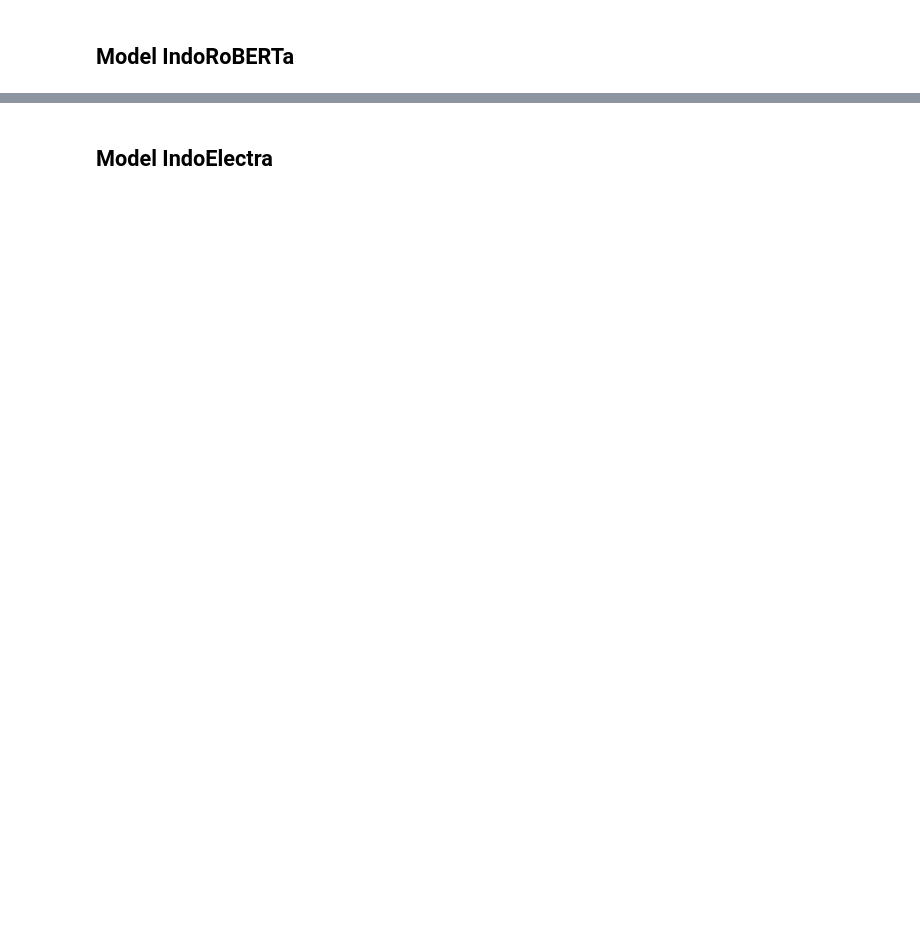
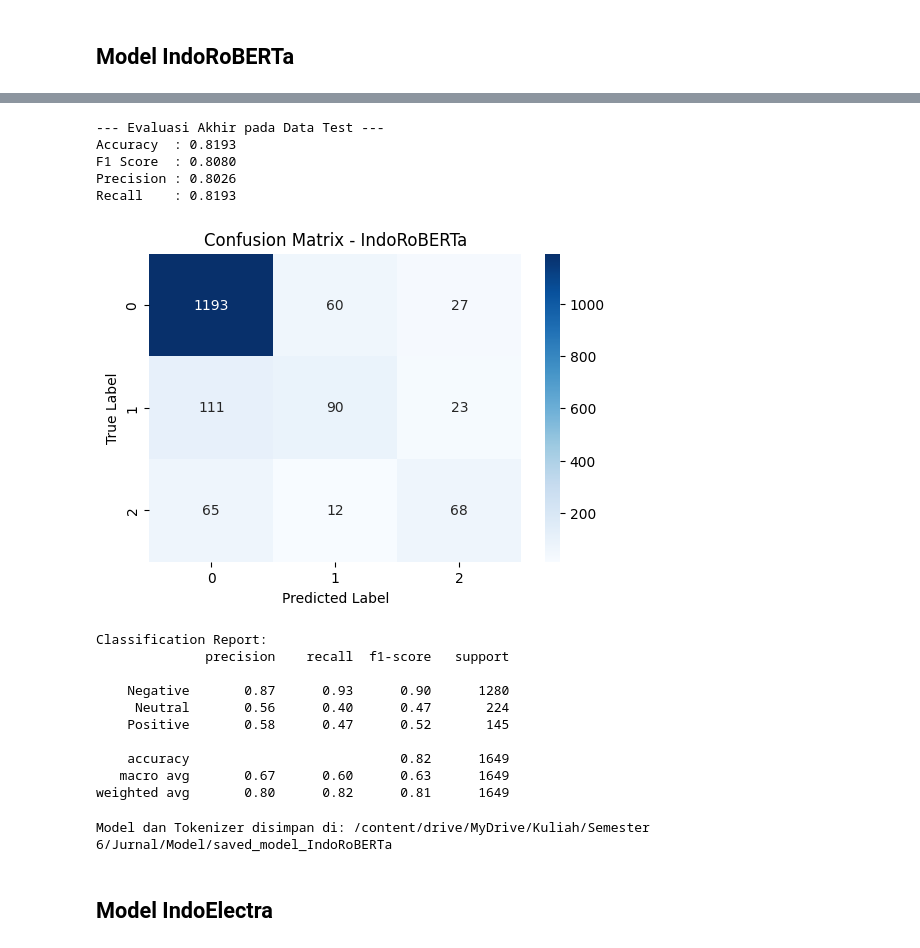
Before and after one commit to hafizanw/Sentiment-analisis-dengan-transformers, a Jupyter notebook: notebook/Modeling.ipynb, the cells around one changed output, grey strips where cells are left out. Cells and saved outputs as stored; diff of their text form; code cells hidden in the pictures; blank space fills up the shorter version.

Commit message:
fix: Modeling

```diff
--- a/notebook/Modeling.ipynb
+++ b/notebook/Modeling.ipynb
@@ -183,2 +798,53 @@ tensor([[    0,   397,  1194,  ...,     1,     1,     1],
+# %%
+# ==========================================
+# Testing & Evaluasi Akhir
+# ==========================================
+print("\n--- Evaluasi Akhir pada Data Test ---")
+model.eval()
+y_true_roberta, y_pred_roberta = [], []
+
+for batch in test_loader:
+    batch = {k: v.to(device) for k, v in batch.items()}
+    with torch.no_grad():
+        outputs = model(**batch)
+        logits = outputs.logits
+
+    preds = torch.argmax(logits, dim=1).flatten().cpu().numpy()
+    labels = batch['labels'].flatten().cpu().numpy()
+
+    y_pred_roberta.extend(preds)
+    y_true_roberta.extend(labels)
+
+evaluate_metrics(y_true_roberta, y_pred_roberta)
+plot_confusion_matrix(y_true_roberta, y_pred_roberta, title=f"Confusion Matrix - {model_name}")
+print("\nClassification Report:")
+print(classification_report(y_true_roberta, y_pred_roberta, target_names=unique_labels))
+# %% [output]
+--- Evaluasi Akhir pada Data Test ---
+Accuracy  : 0.8193
+F1 Score  : 0.8080
+Precision : 0.8026
+Recall    : 0.8193
+[figure, added]
+Classification Report:
+              precision    recall  f1-score   support
+
+    Negative       0.87      0.93      0.90      1280
+     Neutral       0.56      0.40      0.47       224
+    Positive       0.58      0.47      0.52       145
+
+    accuracy                           0.82      1649
+   macro avg       0.67      0.60      0.63      1649
+weighted avg       0.80      0.82      0.81      1649
+# %%
+# ==========================================
+# Simpan Model
+# ==========================================
+save_path = f"/content/drive/MyDrive/Kuliah/Semester 6/Jurnal/Model/saved_model_{model_name}"
+model.save_pretrained(save_path)
+tokenizers[model_name].save_pretrained(save_path)
+print(f"Model dan Tokenizer disimpan di: {save_path}")
+# %% [output]
+Model dan Tokenizer disimpan di: /content/drive/MyDrive/Kuliah/Semester 6/Jurnal/Model/saved_model_IndoRoBERTa
 # %% [markdown]
 ## Model IndoElectra
```
Also changed, not shown: parts of 21 cells of this notebook.
